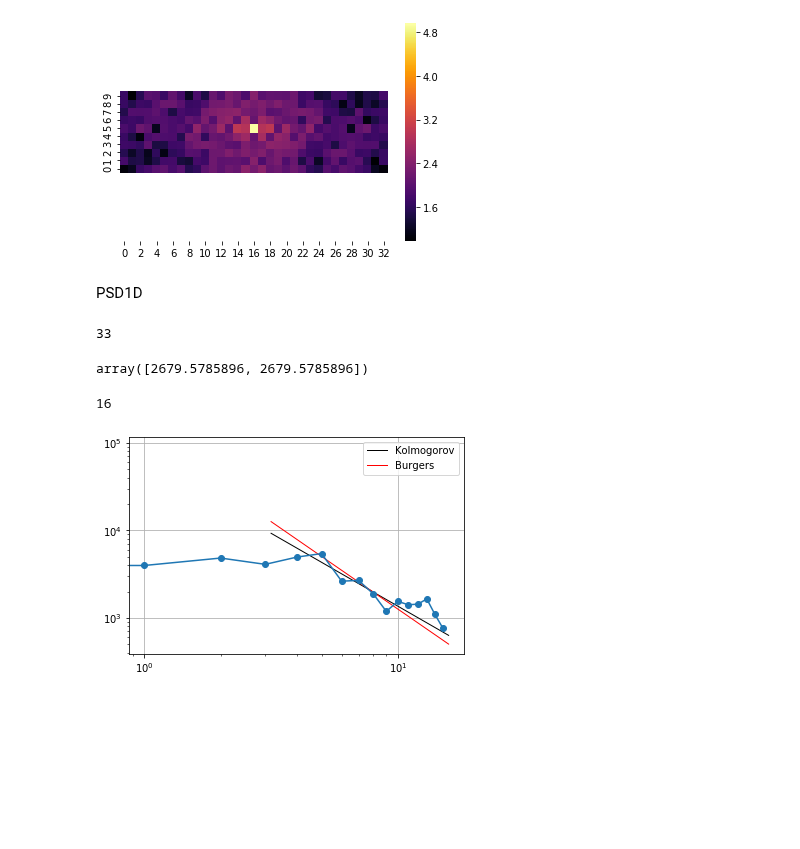
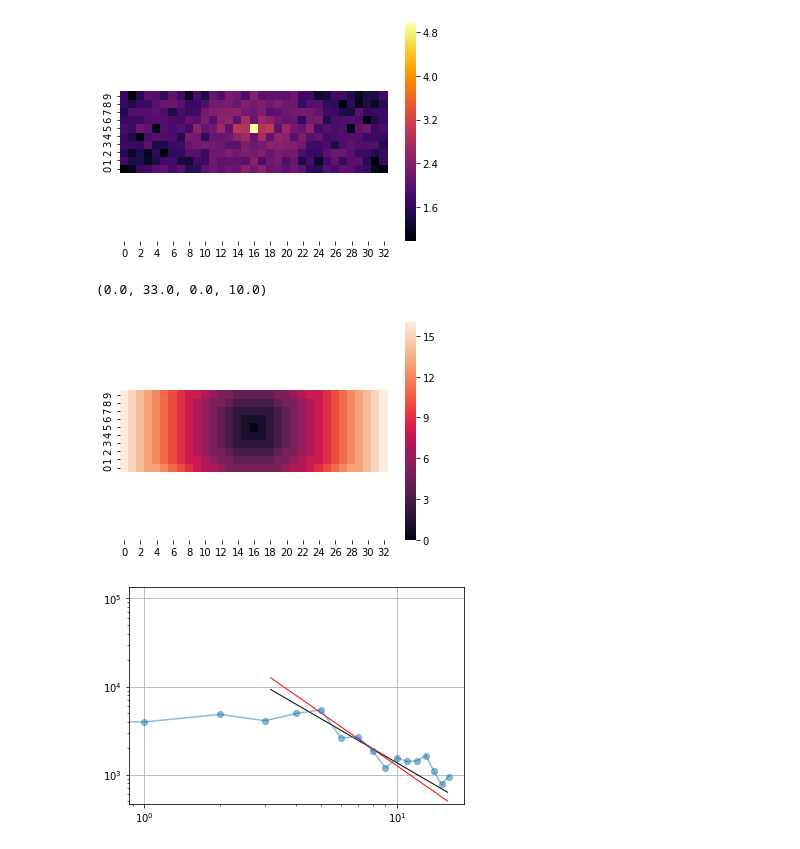
Before and after one commit to will-henney/JavGVastro-PhD, a Jupyter notebook: PSSBR.ipynb, the cells around one changed output. Cells and saved outputs as stored; diff of their text form; code cells hidden in the pictures; blank space fills up the shorter version.

Commit message:
Power Spectrum

```diff
--- a/PSSBR.ipynb
+++ b/PSSBR.ipynb
@@ -27,0 +32,6 @@ data.describe()
+# %%
+#Return multidimensional discrete Fourier transform.
+FT2a=scipy.fftpack.fft2(data_2)
+#Shift the zero-frequency component to the center of the spectrum.
+FT2 = scipy.fftpack.fftshift(FT2a)
+power_s = np.abs(FT2)
@@ -27,0 +41,26 @@ data.describe()
+# %%
+h  = power_s.shape[0]
+w  = power_s.shape[1]
+wc = w//2
+hc = h//2
+
+# create an array of integer radial distances from the center
+Y, X = np.ogrid[0:h, 0:w]
+r    = np.hypot(X - wc, Y - hc).astype(np.int)
+
+# SUM all psd2D pixels with label 'r' for 0<=r<=wc
+psd1D_1= ndimage.sum(power_s, r, index=np.arange(0, wc+1))
+# %%
+#out of the black-box method
+rdf=pd.DataFrame(r)
+psdf=pd.DataFrame(power_s)
+data_ps=dict()
+# %%
+for i in range(wc+1):
+    m=(rdf==i)
+    psm=(psdf[m].fillna(0)).to_numpy()
+    s=psm.sum()
+    err=psm.std()/np.sqrt(len(psm)-1)
+    data_ps[i]=[i,s,err]
+
+psd1D_2=pd.DataFrame(data_ps).T
@@ -45,8 +110,9 @@ plt.axis('equal')
 (0.0, 33.0, 0.0, 10.0)
 [figure]
 # %%
-#plt.contourf(np.log10(powr2), cmap="inferno")
-#plt.gca().invert_yaxis()
-#plt.axis('equal')
+sns.heatmap(rdf)
+plt.gca().invert_yaxis()
+plt.axis('equal')
+# %% [output]
+(0.0, 33.0, 0.0, 10.0)
+[figure, added]
-# %% [markdown]
-PSD1D
@@ -67,23 +119,13 @@ psd1D = ndimage.sum(powr2, r, index=np.arange(0, wc))
-# %%
-len(r[:][2])
-# %% [output]
-33
-# %%
-ndimage.sum(powr2, r, index=[7,7])
-# %% [output]
-array([2679.5785896, 2679.5785896])
-# %%
-len(psd1D)
-# %% [output]
-16
 # %%
+fig, ax=plt.subplots()
 sgrid = np.logspace(0.5, 1.2)
 plt.plot(sgrid, (10**4.8)*sgrid**(-5/3), color="k", lw=1, label="Kolmogorov")
 plt.plot(sgrid, (10**5.1)*sgrid**(-2), color="r", lw=1, label="Burgers")
-plt.loglog(psd1D,'o-')
-plt.legend()
+ax.errorbar(psd1D_2[0],psd1D_2[1],yerr=psd1D_2[2], fmt="o-", ecolor='k', alpha=0.5)
+ax.set(xscale='log',yscale='log')
+#plt.legend()
 #plt.xlim(2, 20)
-#plt.ylim(400,16000)
-plt.grid()
+plt.ylim(psd1D_2[1].min()*0.6, psd1D_2[1].max()*1.5)
+ax.grid()
 # %% [output]
-[figure, old version]
+[figure, new version]
```
Also changed, not shown: parts of 9 cells of this notebook.
